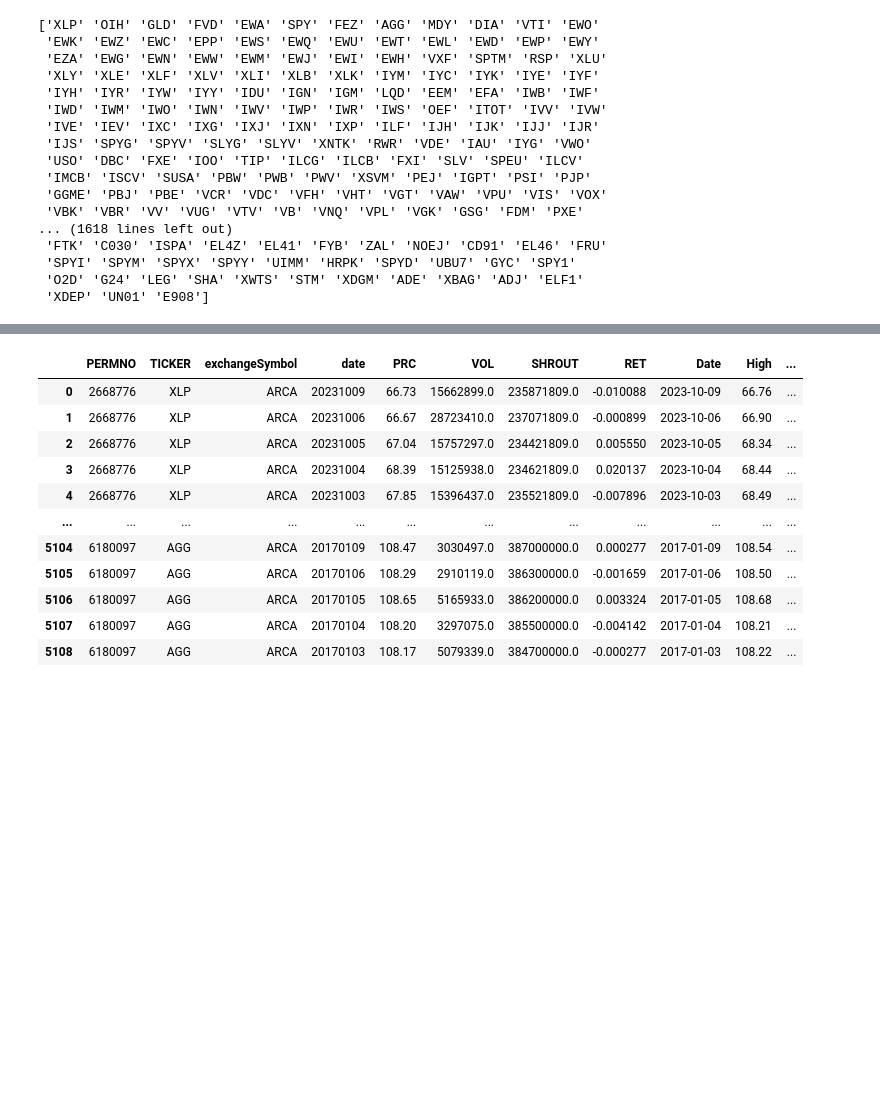
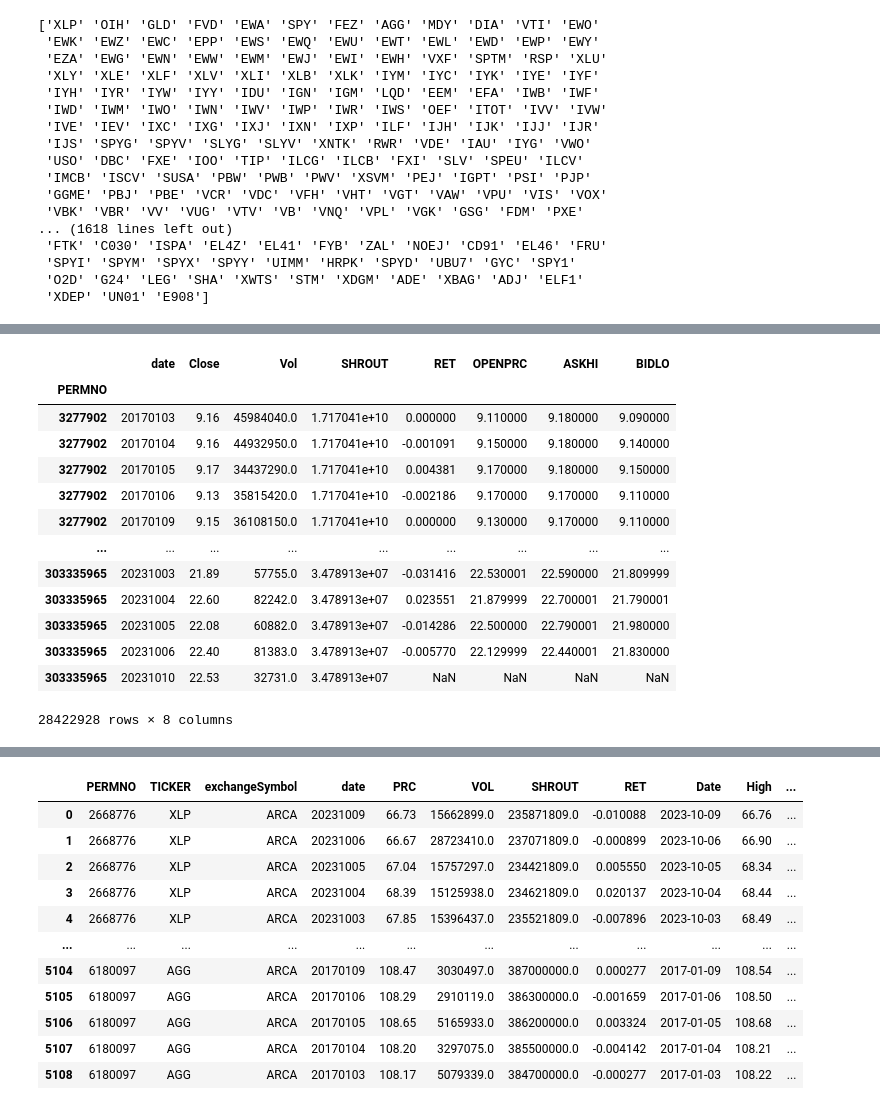
Before and after one commit to FELAB-KHU/SNPQuant, a Jupyter notebook: SNP_dataset_market_to_CRSP.ipynb, the cells around one changed output, grey strips where cells are left out. Cells and saved outputs as stored; diff of their text form; code cells hidden in the pictures; blank space fills up the shorter version.

```diff
--- a/SNP_dataset_market_to_CRSP.ipynb
+++ b/SNP_dataset_market_to_CRSP.ipynb
@@ -248,0 +321,18 @@ high_low_data
+# %%
+df_droped2.set_index('PERMNO', inplace=True)
+df_droped2
+# %% [output]
+|  | date | Close | Vol | SHROUT | RET | OPENPRC | ASKHI | BIDLO |
+| PERMNO |  |  |  |  |  |  |  |  |
+| 3277902 | 20170103 | 9.16 | 45984040.0 | 1.717041e+10 | 0.000000 | 9.110000 | 9.180000 | 9.090000 |
+| 3277902 | 20170104 | 9.16 | 44932950.0 | 1.717041e+10 | -0.001091 | 9.150000 | 9.180000 | 9.140000 |
+| 3277902 | 20170105 | 9.17 | 34437290.0 | 1.717041e+10 | 0.004381 | 9.170000 | 9.180000 | 9.150000 |
+| 3277902 | 20170106 | 9.13 | 35815420.0 | 1.717041e+10 | -0.002186 | 9.170000 | 9.170000 | 9.110000 |
+| 3277902 | 20170109 | 9.15 | 36108150.0 | 1.717041e+10 | 0.000000 | 9.130000 | 9.170000 | 9.110000 |
+| ... | ... | ... | ... | ... | ... | ... | ... | ... |
+| 303335965 | 20231003 | 21.89 | 57755.0 | 3.478913e+07 | -0.031416 | 22.530001 | 22.590000 | 21.809999 |
+| 303335965 | 20231004 | 22.60 | 82242.0 | 3.478913e+07 | 0.023551 | 21.879999 | 22.700001 | 21.790001 |
+| 303335965 | 20231005 | 22.08 | 60882.0 | 3.478913e+07 | -0.014286 | 22.500000 | 22.790001 | 21.980000 |
+| 303335965 | 20231006 | 22.40 | 81383.0 | 3.478913e+07 | -0.005770 | 22.129999 | 22.440001 | 21.830000 |
+| 303335965 | 20231010 | 22.53 | 32731.0 | 3.478913e+07 | NaN | NaN | NaN | NaN |
+28422928 rows × 8 columns
```
Also changed, not shown: parts of 15 cells of this notebook.
